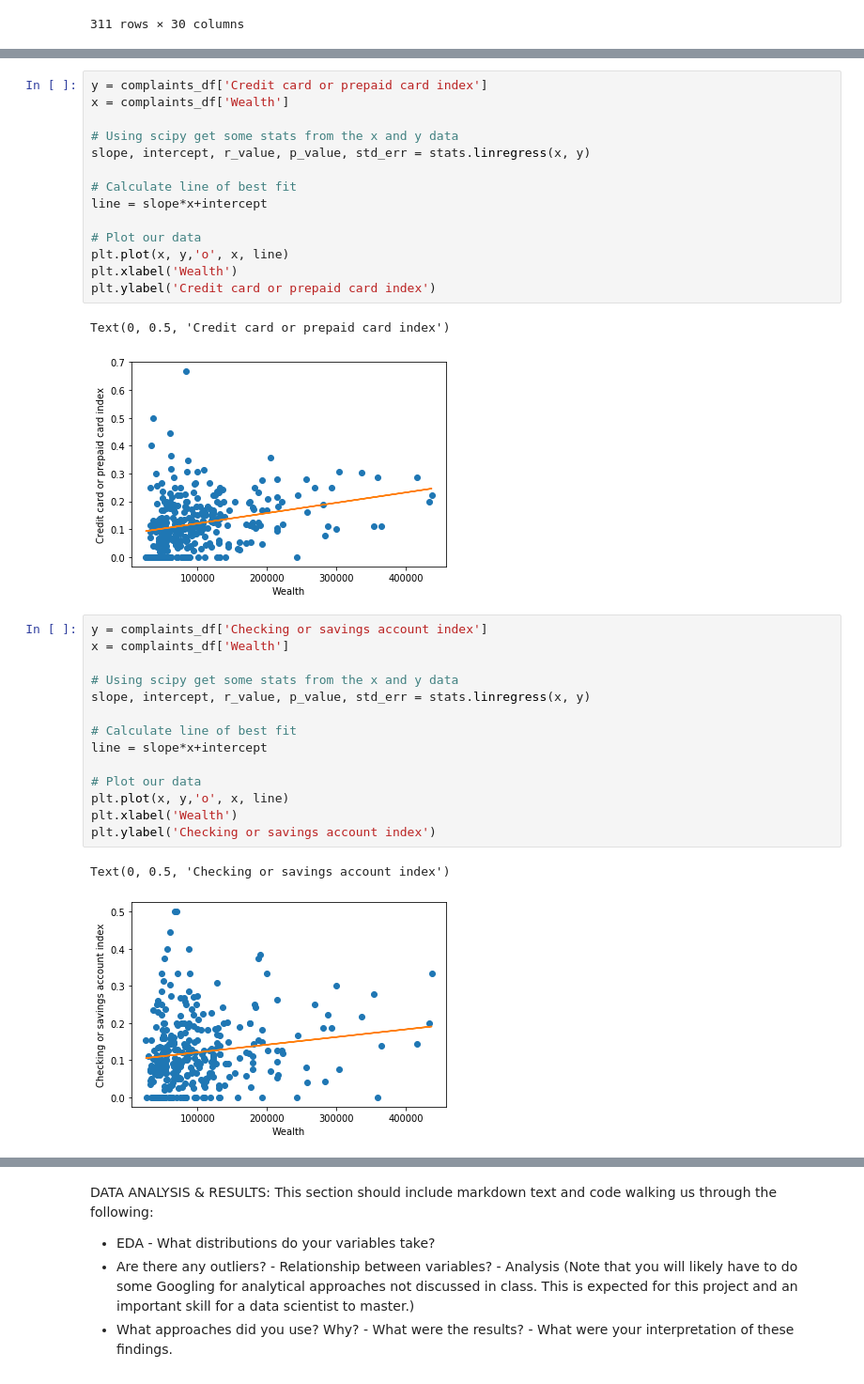
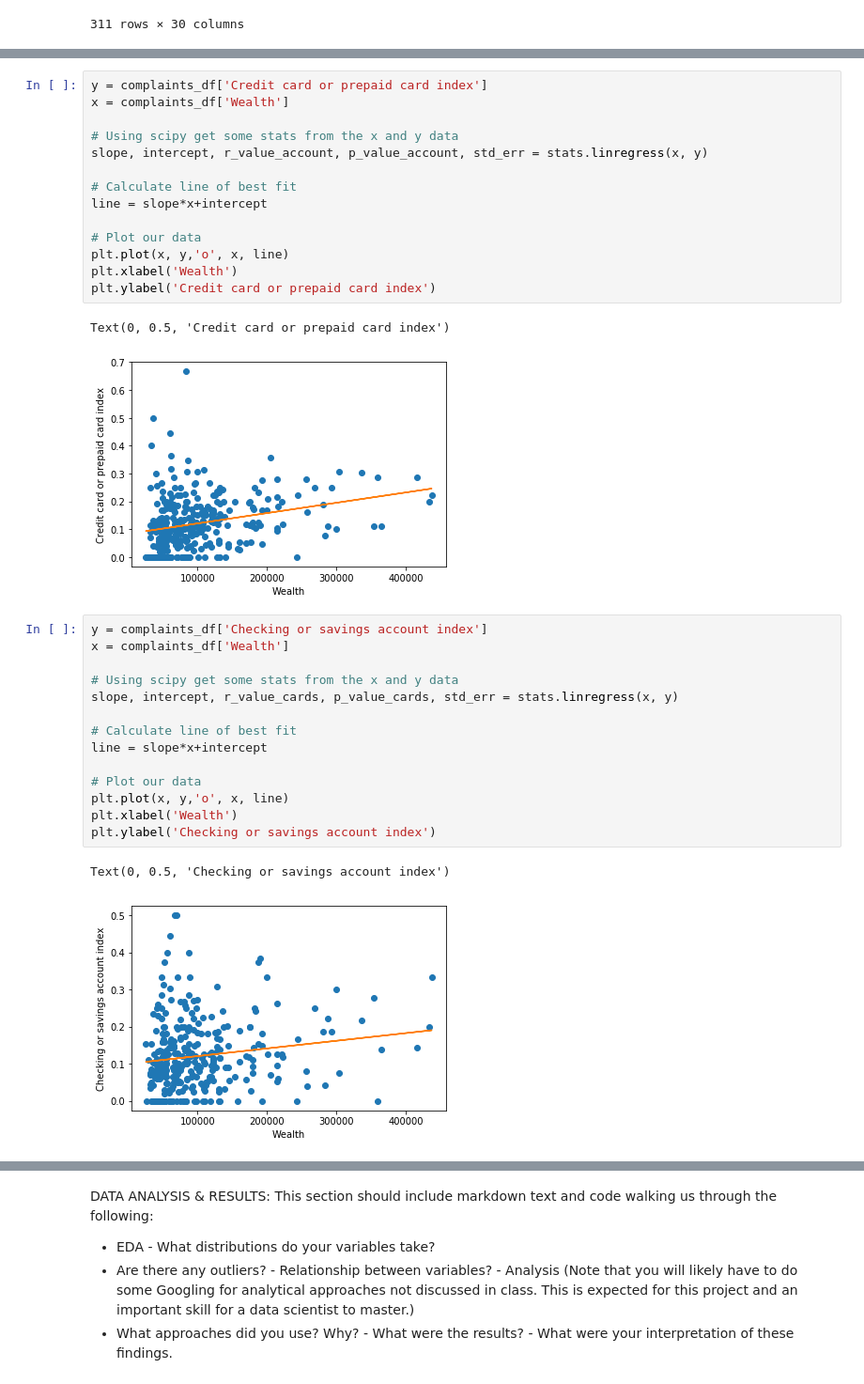
Before and after one commit to jmdangelo/Cogs108-Final-Project, a Jupyter notebook: FinalProject.ipynb, the cells around one changed output, grey strips where cells are left out. Shown at 94% size. Drawn from its saved outputs; the diff is of its cells as text.

```diff
--- a/FinalProject.ipynb
+++ b/FinalProject.ipynb
@@ -238,7 +238,7 @@ y = complaints_df['Credit card or prepaid card index']
 x = complaints_df['Wealth']
 
 # Using scipy get some stats from the x and y data
-slope, intercept, r_value, p_value, std_err = stats.linregress(x, y)
+slope, intercept, r_value_account, p_value_account, std_err = stats.linregress(x, y)
 
 # Calculate line of best fit
 line = slope*x+intercept
@@ -249,24 +249,24 @@ plt.xlabel('Wealth')
 plt.ylabel('Credit card or prepaid card index')
 # %% [output]
 Text(0, 0.5, 'Credit card or prepaid card index')
-[figure, old version]
+[figure, new version]
 # %%
 y = complaints_df['Checking or savings account index']
 x = complaints_df['Wealth']
 
 # Using scipy get some stats from the x and y data
-slope, intercept, r_value, p_value, std_err = stats.linregress(x, y)
+slope, intercept, r_value_cards, p_value_cards, std_err = stats.linregress(x, y)
 
 # Calculate line of best fit
 line = slope*x+intercept
 
 # Plot our data
 plt.plot(x, y,'o', x, line)
 plt.xlabel('Wealth')
 plt.ylabel('Checking or savings account index')
 # %% [output]
 Text(0, 0.5, 'Checking or savings account index')
-[figure, old version]
+[figure, new version]
 # %%
 y = complaints_df['Credit reporting, credit repair services, or other personal consumer reports index']
 x = complaints_df['Wealth']
```
Also changed, not shown: parts of 5 cells of this notebook.
